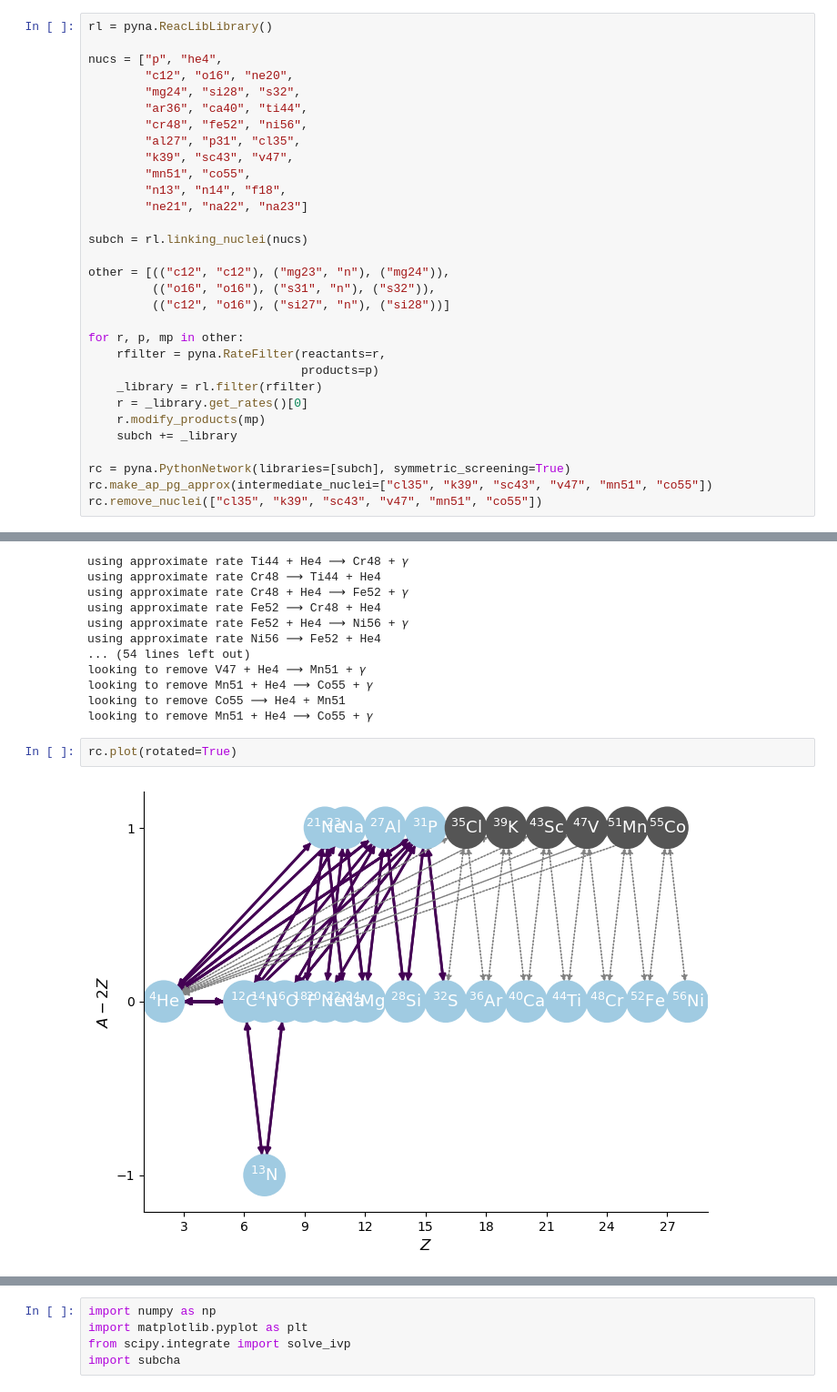
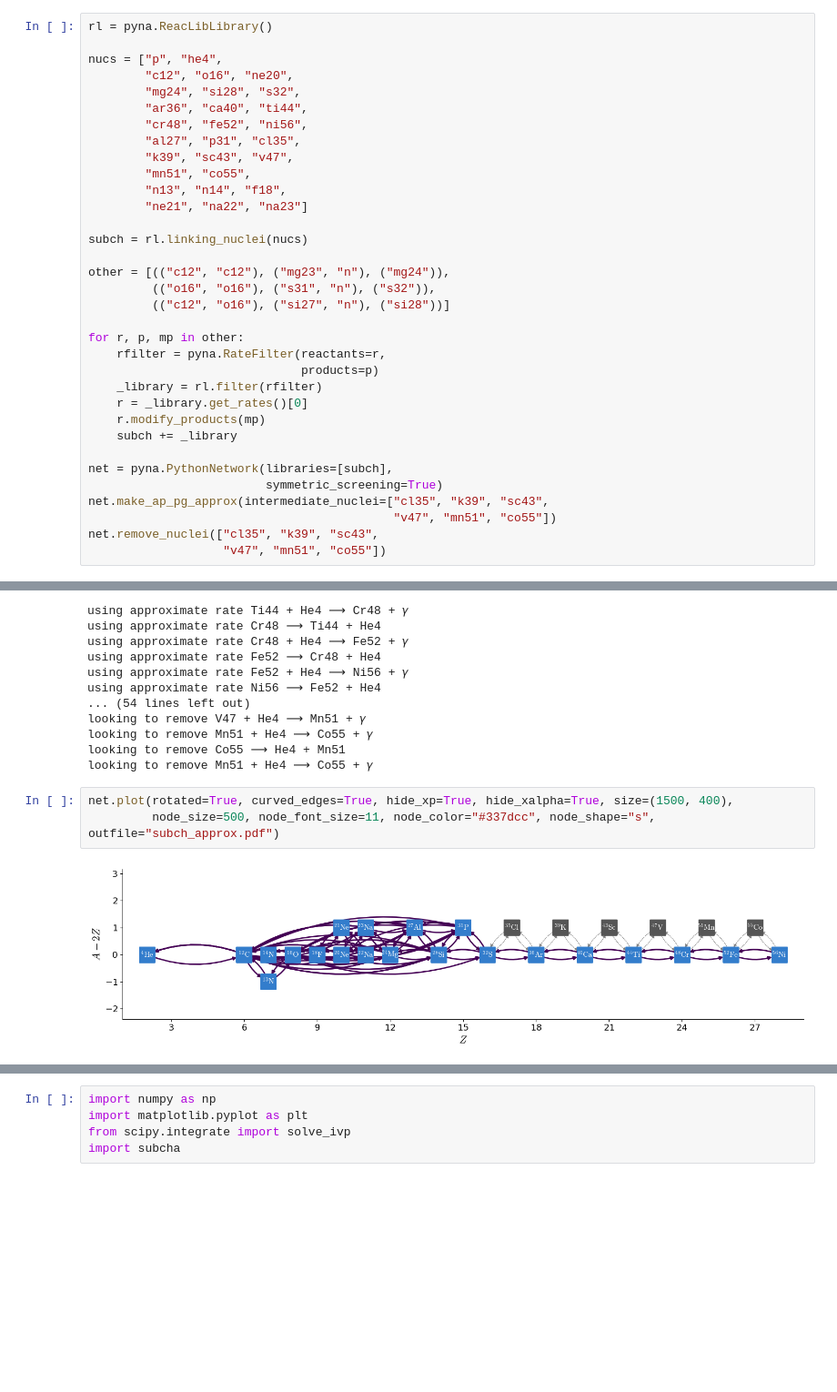
Before and after one commit to pynucastro/paper_notebooks, a Jupyter notebook: subch_approx_comparison.ipynb, the cells around one changed output, grey strips where cells are left out. Shown at 91% size. Drawn from its saved outputs; the diff is of its cells as text; blank space fills up the shorter version.

```diff
--- a/subch_approx_comparison.ipynb
+++ b/subch_approx_comparison.ipynb
@@ -29,9 +29,12 @@ for r, p, mp in other:
     r.modify_products(mp)
     subch += _library
 
-rc = pyna.PythonNetwork(libraries=[subch], symmetric_screening=True)
-rc.make_ap_pg_approx(intermediate_nuclei=["cl35", "k39", "sc43", "v47", "mn51", "co55"])
-rc.remove_nuclei(["cl35", "k39", "sc43", "v47", "mn51", "co55"])
+net = pyna.PythonNetwork(libraries=[subch],
+                         symmetric_screening=True)
+net.make_ap_pg_approx(intermediate_nuclei=["cl35", "k39", "sc43",
+                                           "v47", "mn51", "co55"])
+net.remove_nuclei(["cl35", "k39", "sc43",
+                   "v47", "mn51", "co55"])
 # %% [output]
 using approximate rate S32 + He4 ⟶ Ar36 + 𝛾
 using approximate rate Ar36 ⟶ S32 + He4
@@ -51,7 +54,8 @@ looking to remove Mn51 + He4 ⟶ Co55 + 𝛾
 looking to remove Co55 ⟶ He4 + Mn51
 looking to remove Mn51 + He4 ⟶ Co55 + 𝛾
 # %%
-rc.plot(rotated=True)
+net.plot(rotated=True, curved_edges=True, hide_xp=True, hide_xalpha=True, size=(1500, 400),
+         node_size=500, node_font_size=11, node_color="#337dcc", node_shape="s", outfile="subch_approx.pdf")
 # %% [output]
-[figure, old version]
+[figure, new version]
 # %%
```
Also changed, not shown: parts of 16 cells of this notebook.
